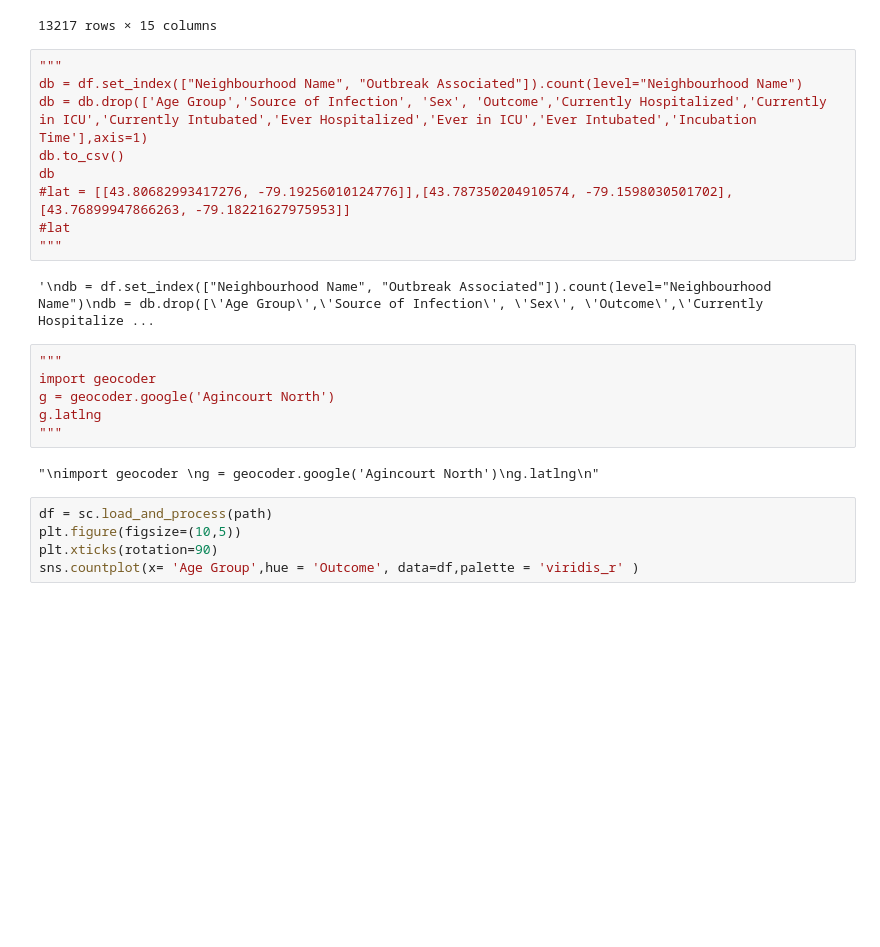
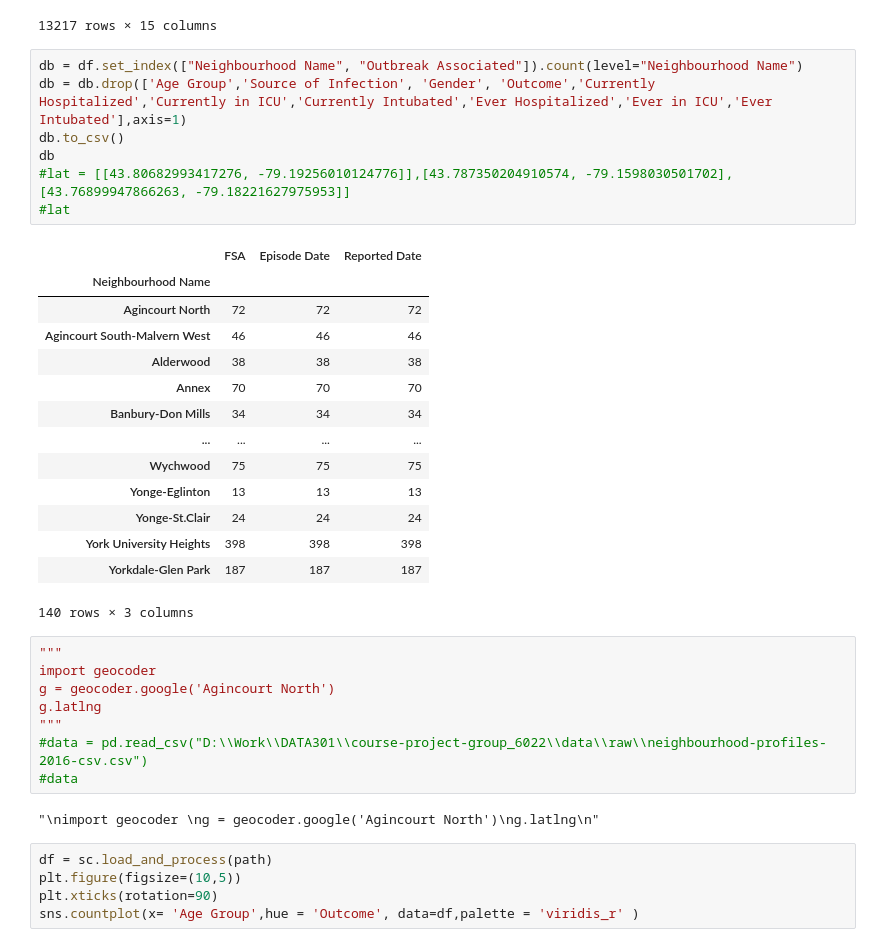
Before and after one commit to data301-2020-winter1/course-project-group_6022, a Jupyter notebook: analysis/Jonathan/milestone3.ipynb, the cells around one changed output. Cells and saved outputs as stored; diff of their text form; blank space fills up the shorter version.

```diff
--- a/analysis/Jonathan/milestone3.ipynb
+++ b/analysis/Jonathan/milestone3.ipynb
@@ -25,22 +25,35 @@ df
 | 13216 | Sporadic | 50-59 | Tam O'Shanter-Sullivan | M1T | Unknown/Missing | 2020-07-13 | ... |
 13217 rows × 15 columns
 # %%
-"""
 db = df.set_index(["Neighbourhood Name", "Outbreak Associated"]).count(level="Neighbourhood Name")
-db = db.drop(['Age Group','Source of Infection', 'Sex', 'Outcome','Currently Hospitalized','Currently in ICU','Currently Intubated','Ever Hospitalized','Ever in ICU','Ever Intubated','Incubation Time'],axis=1)
+db = db.drop(['Age Group','Source of Infection', 'Gender', 'Outcome','Currently Hospitalized','Currently in ICU','Currently Intubated','Ever Hospitalized','Ever in ICU','Ever Intubated'],axis=1)
 db.to_csv()
 db
 #lat = [[43.80682993417276, -79.19256010124776]],[43.787350204910574, -79.1598030501702],[43.76899947866263, -79.18221627975953]]
 #lat
-"""
 # %% [output]
+|  | FSA | Episode Date | Reported Date |
+| Neighbourhood Name |  |  |  |
+| Agincourt North | 72 | 72 | 72 |
+| Agincourt South-Malvern West | 46 | 46 | 46 |
+| Alderwood | 38 | 38 | 38 |
+| Annex | 70 | 70 | 70 |
+| Banbury-Don Mills | 34 | 34 | 34 |
+| ... | ... | ... | ... |
+| Wychwood | 75 | 75 | 75 |
+| Yonge-Eglinton | 13 | 13 | 13 |
+| Yonge-St.Clair | 24 | 24 | 24 |
+| York University Heights | 398 | 398 | 398 |
+| Yorkdale-Glen Park | 187 | 187 | 187 |
-'\ndb = df.set_index(["Neighbourhood Name", "Outbreak Associated"]).count(level="Neighbourhood Name")\ndb = db.drop([\'Age Group\',\'Source of Infection\', \'Sex\', \'Outcome\',\'Currently Hospitalize ...
+140 rows × 3 columns
 # %%
 """
 import geocoder
 g = geocoder.google('Agincourt North')
 g.latlng
 """
+#data = pd.read_csv("D:\\Work\\DATA301\\course-project-group_6022\\data\\raw\\neighbourhood-profiles-2016-csv.csv")
+#data
 # %% [output]
 "\nimport geocoder \ng = geocoder.google('Agincourt North')\ng.latlng\n"
 # %%
```
Also changed, not shown: parts of 3 cells of this notebook, 4 other files.
